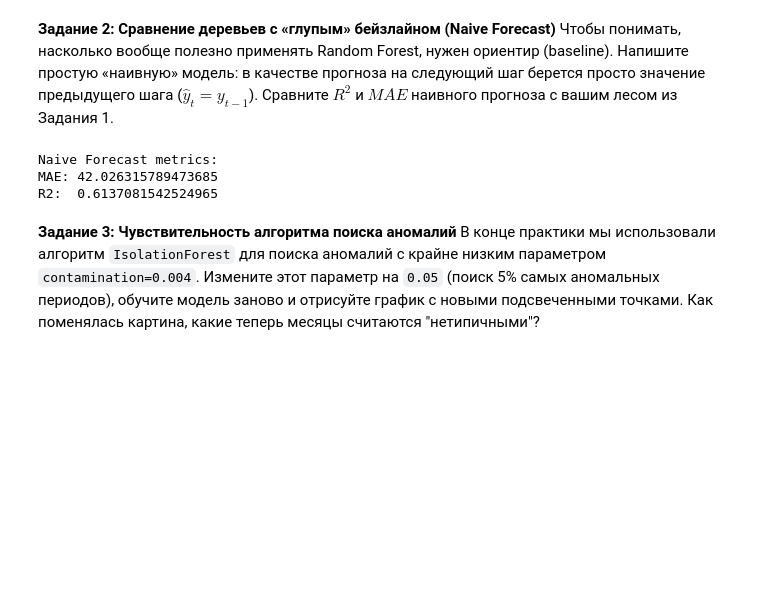
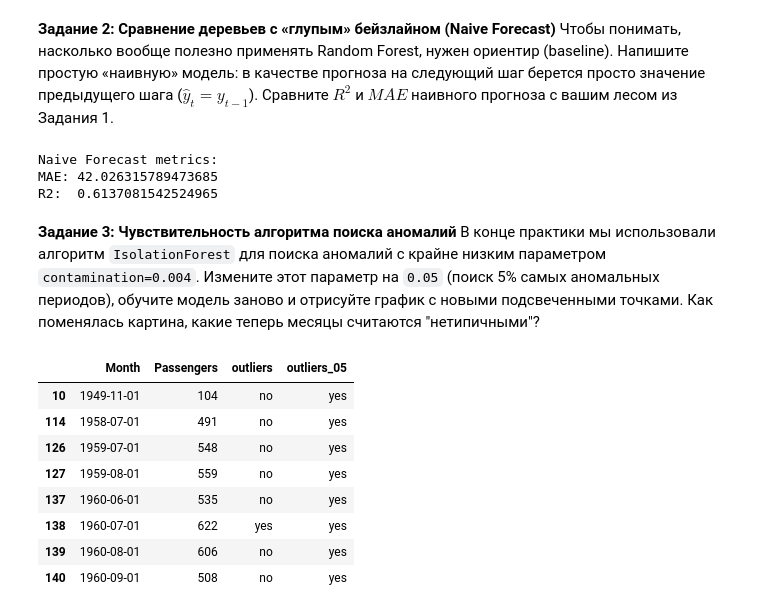
Before and after one commit to NiKEiTz/time_series, a Jupyter notebook: practice5.ipynb, the cells around one changed output. Saved outputs shown, nothing was run; the diff lists cells and outputs as text; code cells hidden in the pictures; blank space fills up the shorter version.

```diff
--- a/practice5.ipynb
+++ b/practice5.ipynb
@@ -403,3 +399,15 @@ fig = px.scatter(pas.reset_index(), x='Month', y='Passengers', color='outliers_0
 
 fig.update_xaxes(rangeslider_visible=True)
 fig.show()
+# %%
+pas.query('outliers_05=="yes"')
+# %% [output]
+|  | Month | Passengers | outliers | outliers_05 |
+| 10 | 1949-11-01 | 104 | no | yes |
+| 114 | 1958-07-01 | 491 | no | yes |
+| 126 | 1959-07-01 | 548 | no | yes |
+| 127 | 1959-08-01 | 559 | no | yes |
+| 137 | 1960-06-01 | 535 | no | yes |
+| 138 | 1960-07-01 | 622 | yes | yes |
+| 139 | 1960-08-01 | 606 | no | yes |
+| 140 | 1960-09-01 | 508 | no | yes |
```
Also changed, not shown: parts of 5 cells of this notebook, 1 other file.
